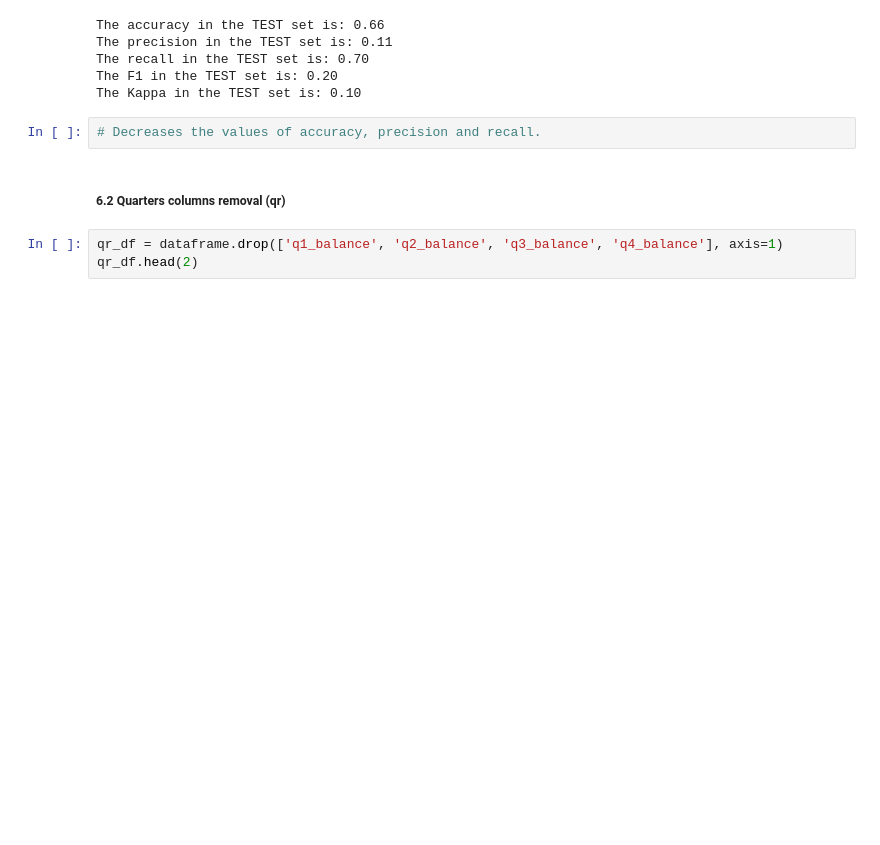
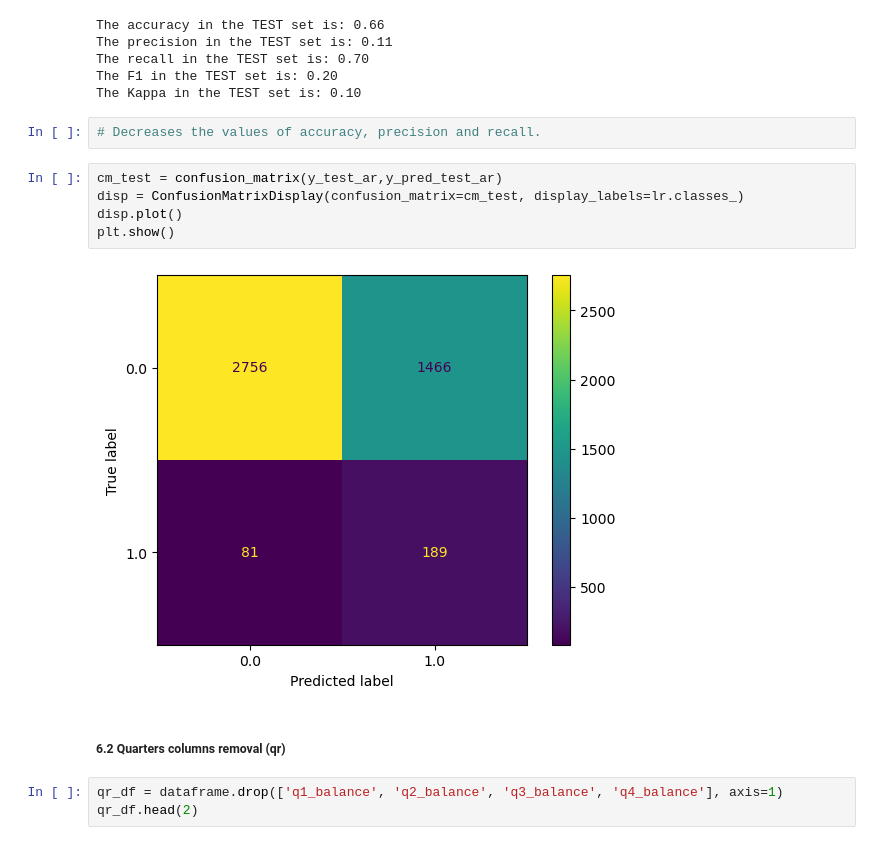
Before and after one commit to RetCast/data_mid_bootcamp_project_classification, a Jupyter notebook: data_mid_bootcamp_project_classification.ipynb, the cells around one changed output. Drawn from its saved outputs; the diff is of its cells as text; blank space fills up the shorter version.

```diff
--- a/data_mid_bootcamp_project_classification.ipynb
+++ b/data_mid_bootcamp_project_classification.ipynb
@@ -897,6 +897,13 @@ The F1 in the TEST set is: 0.20
 The Kappa in the TEST set is: 0.10
 # %%
 # Decreases the values of accuracy, precision and recall.
+# %%
+cm_test = confusion_matrix(y_test_ar,y_pred_test_ar)
+disp = ConfusionMatrixDisplay(confusion_matrix=cm_test, display_labels=lr.classes_)
+disp.plot()
+plt.show()
+# %% [output]
+[figure, added]
 # %% [markdown]
 ##### 6.2 Quarters columns removal (qr)
 # %%
```
Also changed, not shown: parts of 1 cell of this notebook.
